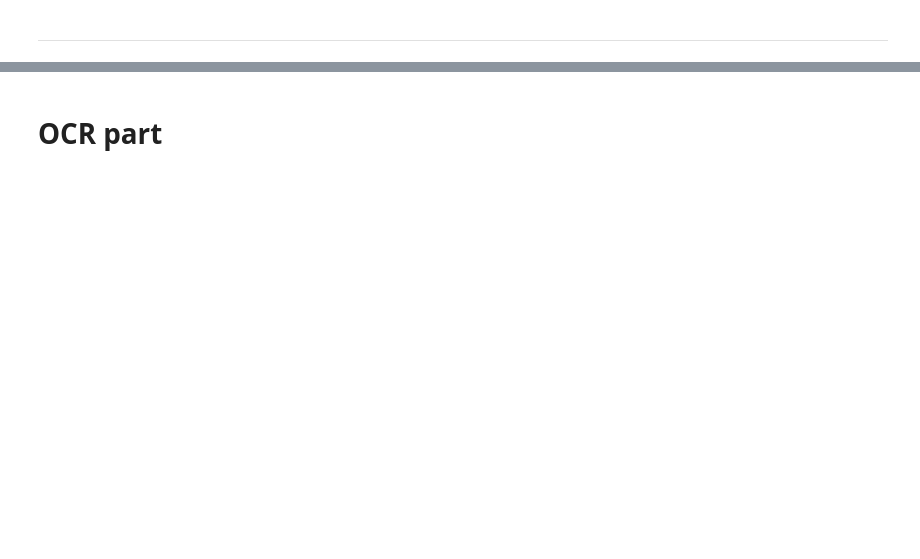
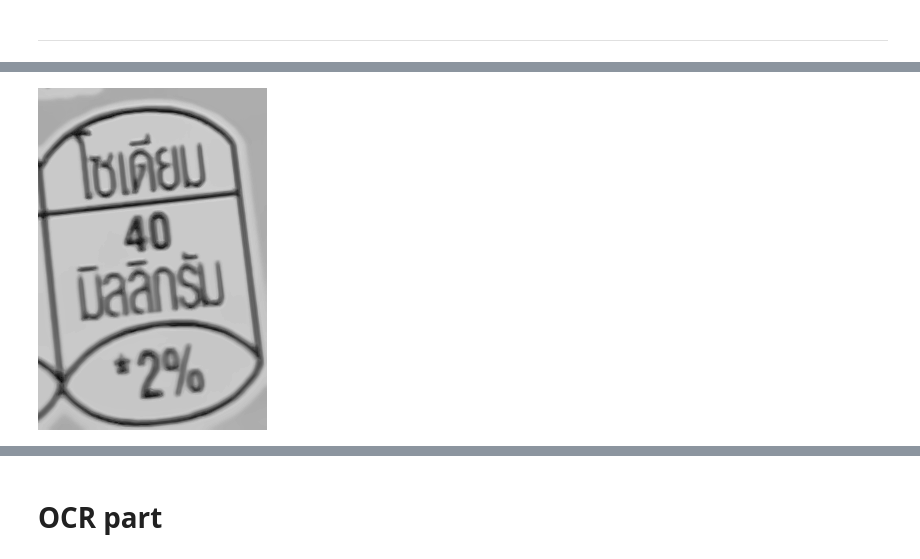
Before and after one commit to msarisapim/GDA_record, a Jupyter notebook: GDA_yolo_OCR.ipynb, the cells around one changed output, grey strips where cells are left out. Drawn from its saved outputs; the diff is of its cells as text; code cells hidden in the pictures; blank space fills up the shorter version.

```diff
--- a/GDA_yolo_OCR.ipynb
+++ b/GDA_yolo_OCR.ipynb
@@ -381,0 +438,11 @@ Drawing box for class 1.0 with color (147, 20, 255)
+# %%
+# grayscale
+def img2gray(img):
+    img = cv2.fastNlMeansDenoisingColored(img, None, 5, 5, 7, 21)
+    gray = cv2.cvtColor(img, cv2.COLOR_BGR2GRAY)
+    return gray
+
+gray = img2gray(img)
+cv2_imshow(gray)
+# %% [output]
+[figure, added]
```
Also changed, not shown: parts of 18 cells of this notebook.
